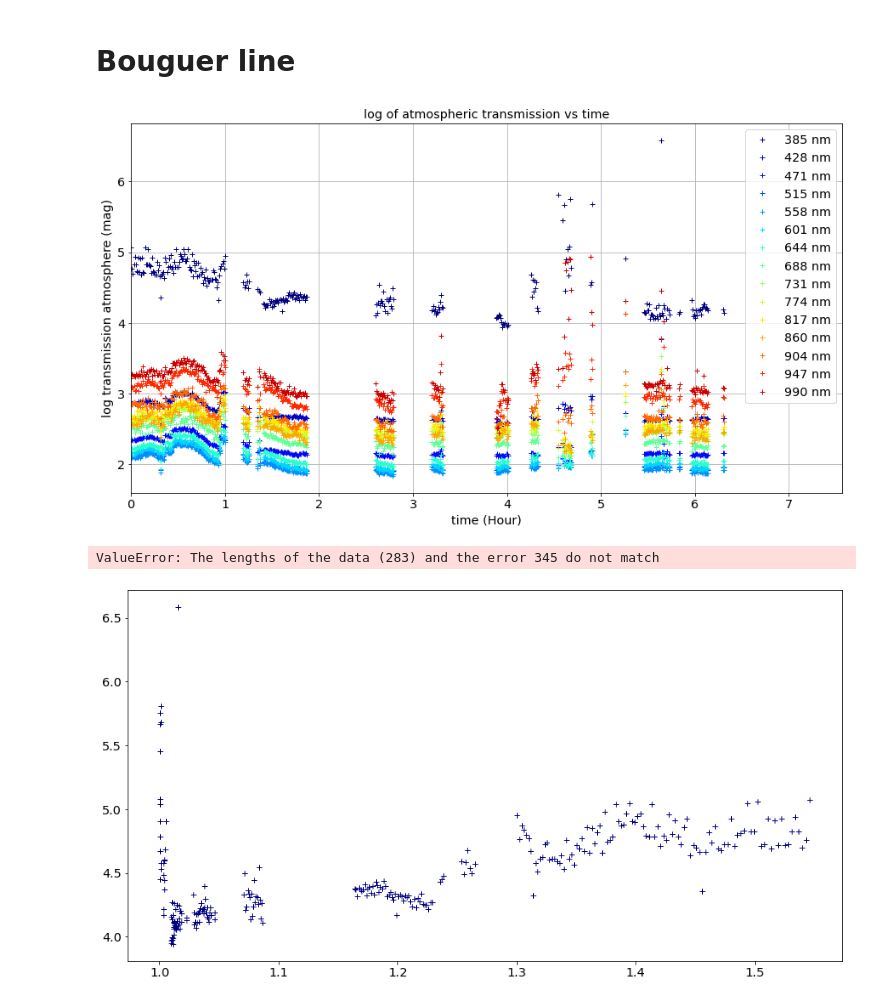
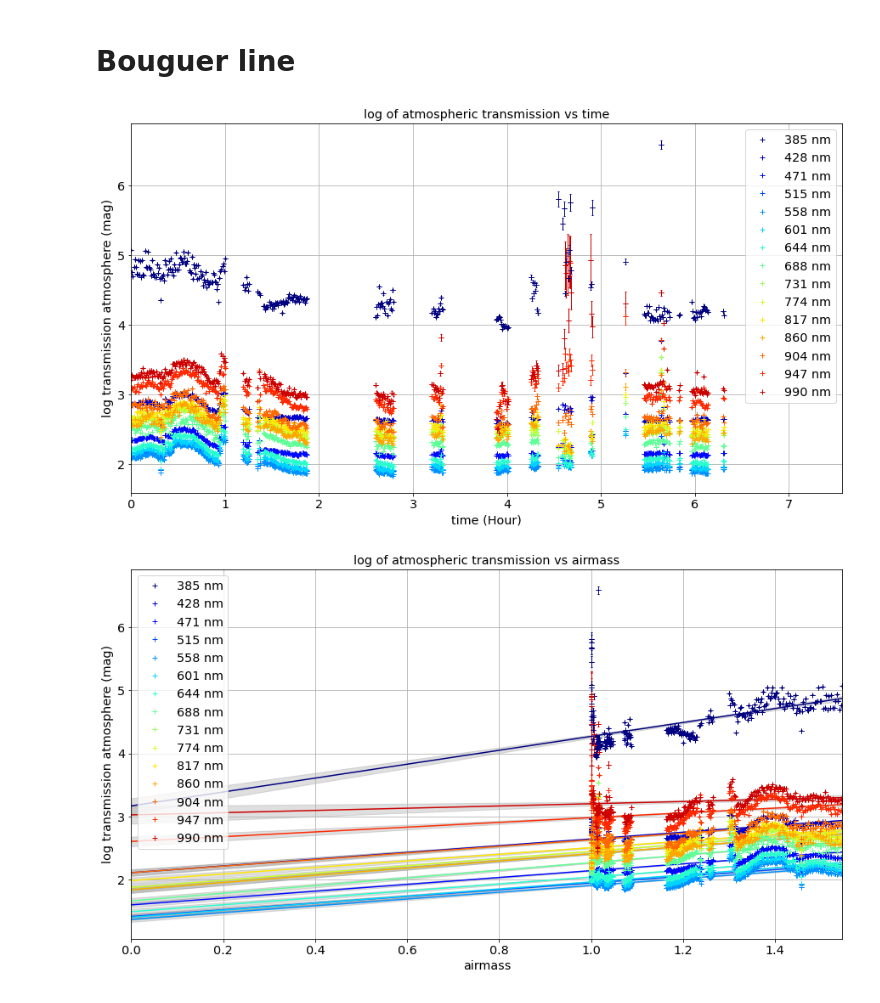
Before and after one commit to sylvielsstfr/PhotomCorrectAuxTel, a Jupyter notebook: analysis/MLfit_gp_data/MLfit_bouguer_linearfit.ipynb, the cells around one changed output. Cells and saved outputs as stored; diff of their text form; code cells hidden in the pictures.

```diff
--- a/analysis/MLfit_gp_data/MLfit_bouguer_linearfit.ipynb
+++ b/analysis/MLfit_gp_data/MLfit_bouguer_linearfit.ipynb
@@ -273,6 +274,7 @@ def GetBouguerLinesAtm(Npoints,wl,airmass,magref ,emag,FLAG_PLOT=True):
 
         the_y=magref[:,iwl]
         the_ey=emag[:,iwl]
+        the_ey=np.where(the_ey>1,0,the_ey)
 
 
         if FLAG_PLOT:
@@ -550,7 +554,7 @@ all_df[0].airmass[0]
 # %% [markdown]
 # Convert Not filtered spectra into Mag table
 # %%
-WL,Mags,EMags,AirM,Tim = ConvertToImage(all_df,WLMIN= WLMINSEL ,WLMAX= WLMAXSEL)
+WL,Mags1,EMags1,AirM,Tim = ConvertToImage(all_df,WLMIN= WLMINSEL ,WLMAX= WLMAXSEL)
 # %%
 fig=plt.figure(figsize=(16,6))
 ax1=fig.add_subplot(211)
@@ -700,7 +704,7 @@ ax.set_ylim(25,35)
 # %% [markdown]
 ## Convert to image
 # %%
-WL,Mags,Emags ,AirM,Tim = ConvertToImage(all_df_filt,WLMIN= WLMINSEL ,WLMAX= WLMAXSEL )
+WL,Mags2,EMags2 ,AirM,Tim = ConvertToImage(all_df_filt,WLMIN= WLMINSEL ,WLMAX= WLMAXSEL )
 # %%
 fig=plt.figure(figsize=(16,6))
 ax1=fig.add_subplot(211)
@@ -726 +728,3 @@ MagsRef=Mags-sed_mag0
+# %%
+MagsRef2=Mags2-sed_mag0
 # %%
@@ -773,12 +773,11 @@ plt.tight_layout()
 # %% [markdown]
 # Bouguer line
 # %%
-GetBouguerLinesTim(15,WL,Tim,MagsRef,Emags,FLAG_PLOT=True)
+GetBouguerLinesTim(15,WL,Tim,MagsRef2,EMags2,FLAG_PLOT=True)
 # %% [output]
-[figure, old version]
+[figure, new version]
 # %%
-w,m,e=GetBouguerLinesAtm(15,WL,AirM,MagsRef,EMags,FLAG_PLOT=True)
+w,m,e=GetBouguerLinesAtm(15,WL,AirM,MagsRef2,EMags2,FLAG_PLOT=True)
 # %% [output]
-ValueError: The lengths of the data (283) and the error 345 do not match
-[figure, old version]
+[figure, new version]
 # %%
```
Also changed, not shown: parts of 23 cells of this notebook, 3 other files.
